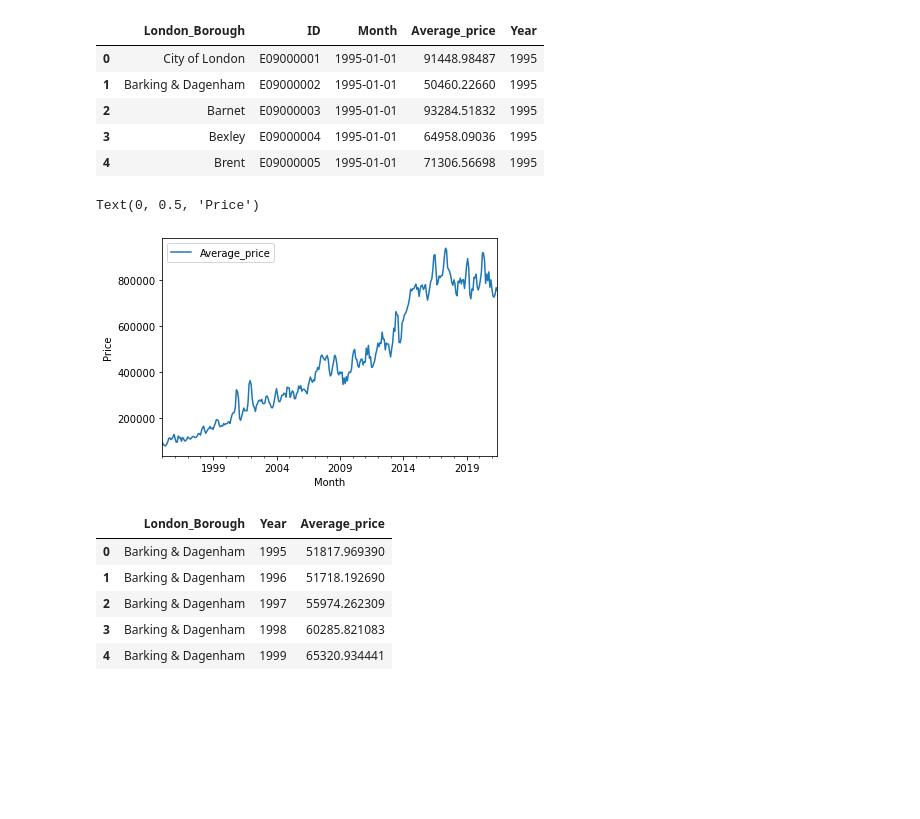
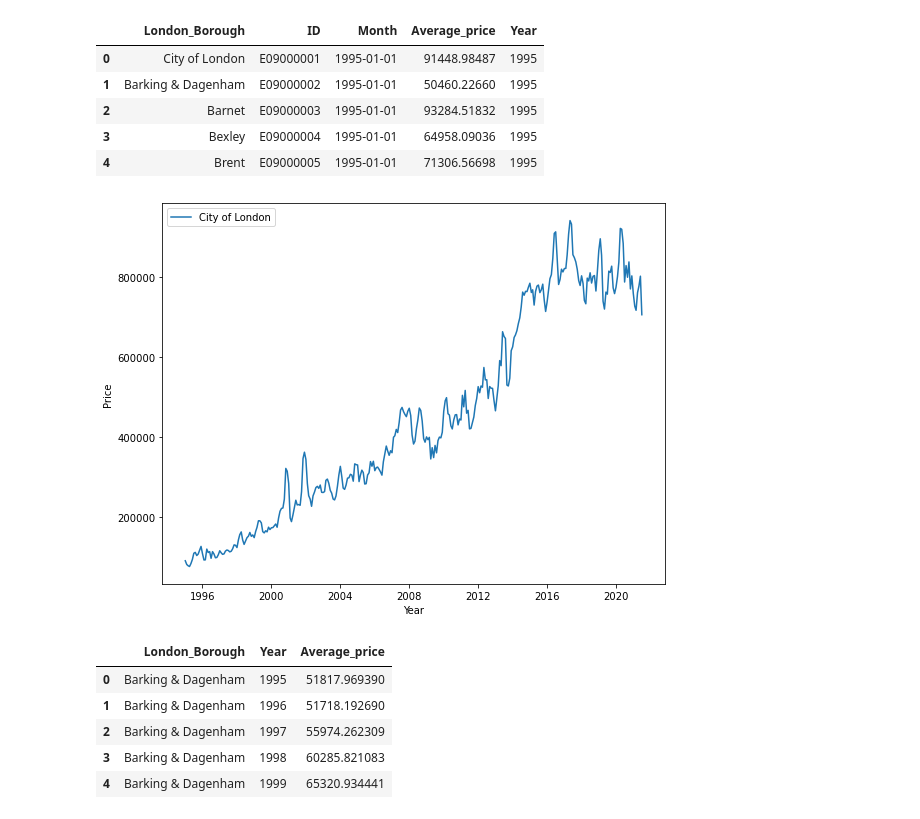
Before and after one commit to dharitsura248/SpringBoard_DataScience, a Jupyter notebook: London_Housing/Case Study- London Housing.ipynb, the cells around one changed output. Drawn from its saved outputs; the diff is of its cells as text; code cells hidden in the pictures; blank space fills up the shorter version.

Commit message:
Updated to show min max and select only not na records than dropping.

```diff
--- a/London_Housing/Case Study- London Housing.ipynb
+++ b/London_Housing/Case Study- London Housing.ipynb
@@ -343,0 +325,4 @@ dtype: int64
+# %%
+#Instead of dropping the null records we are selecting on the not null records in new_df
+new_df = clean_properties[~(clean_properties.ID.isna())]
+new_df.isna().sum()
@@ -417,15 +408,18 @@ new_df_nonBoroughs.head()
 # %%
 london_prices = new_df_nonBoroughs[new_df_nonBoroughs['London_Borough'] == 'City of London']
 
 # Make a variable called ax. Assign it the result of calling the plot() method, and plugging in the following values as parameters:
 # kind ='line', x = 'Month', y='Average_price'
-ax = london_prices.plot(kind ='line', x = 'Month', y='Average_price')
+fig, ax = plt.subplots(figsize=[9, 7])
+ax.plot(london_prices['Month'], london_prices['Average_price'],label='City of London')
 
 # Finally, call the set_ylabel() method on ax, and set that label to the string: 'Price'.
 ax.set_ylabel('Price')
+ax.set_xlabel('Year')
+plt.legend()
+plt.show()
 # %% [output]
-Text(0, 0.5, 'Price')
-[figure, old version]
+[figure, new version]
 # %%
 dfg = new_df_nonBoroughs.groupby(by=['London_Borough', 'Year'],as_index=False).mean()
 #dfg.sort_values(by='Average_price',ascending= False)
```
Also changed, not shown: parts of 19 cells of this notebook.
